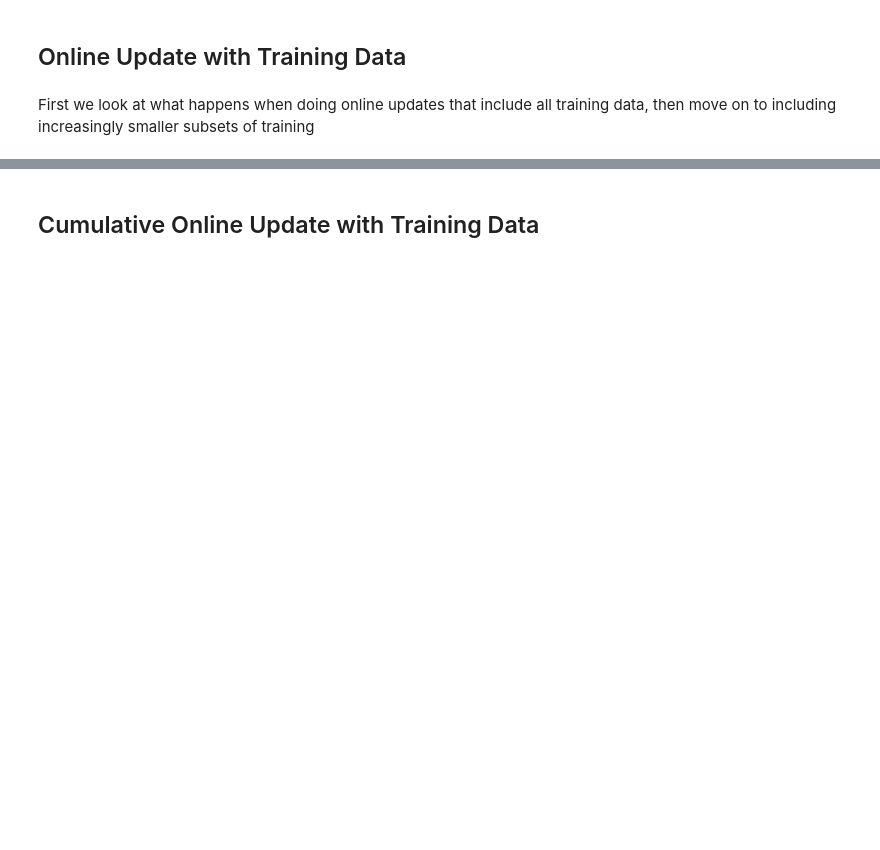
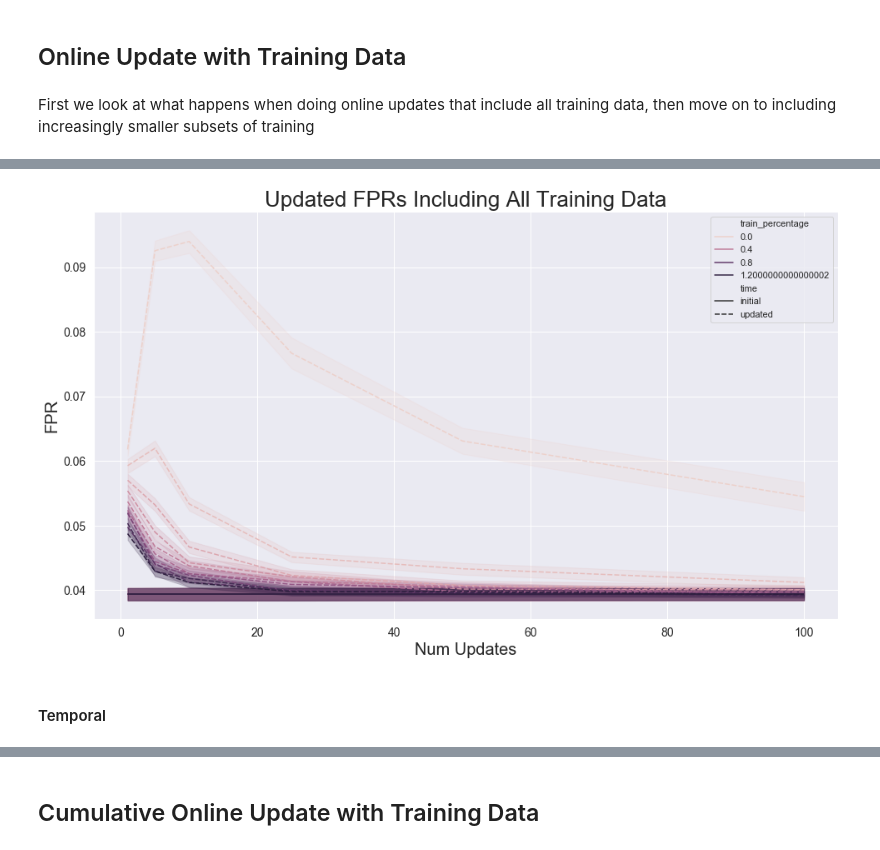
Before and after one commit to georgeadam/feedback_loops, a Jupyter notebook: history_effect.ipynb, the cells around one changed output, grey strips where cells are left out. Saved outputs shown, nothing was run; the diff lists cells and outputs as text; code cells hidden in the pictures; blank space fills up the shorter version.

```diff
--- a/history_effect.ipynb
+++ b/history_effect.ipynb
@@ -28,7 +28,7 @@ from utils import eval_model, perturb_labels_fp, update_model_feedback_with_trai
 
 %matplotlib inline
 # %%
-def train_update_loop(n_train, n_update, n_test, update_fn, num_updates, train_percentages, seeds):
+def train_update_loop(n_train, n_update, n_test, update_fn, num_updates, train_percentages, seeds, data_fn):
     seeds = np.arange(seeds)
     initial_results = {update: {train_percentage: {"fpr": [], "tpr": [], "fnr": [], "tnr": []} for train_percentage in train_percentages} for update in num_updates}
     updated_results = {update: {train_percentage: {"fpr": [], "tpr": [], "fnr": [], "tnr": []} for train_percentage in train_percentages} for update in num_updates}
@@ -37,9 +37,7 @@ def train_update_loop(n_train, n_update, n_test, update_fn, num_updates, train_p
         print(seed)
         np.random.seed(seed)
 
-        x, y = make_classification(n_train + n_update + n_test, n_informative=2, n_features=2, n_classes=2, n_clusters_per_class=2 ,n_redundant=0, flip_y=0, class_sep=1.0)
-        x_train, x_test, y_train, y_test = train_test_split(x, y, test_size=n_update + n_test)
-        x_update, x_test, y_update, y_test = train_test_split(x_test, y_test, test_size=n_test)
+        x_train, y_train, x_update, y_update, x_test, y_test = data_fn(n_train, n_update, n_test)
 
         model = linear_model.SGDClassifier(max_iter=10000, tol=1e-3, warm_start=True, loss="log")
         model.fit(x_train, y_train)
@@ -51,7 +49,7 @@ def train_update_loop(n_train, n_update, n_test, update_fn, num_updates, train_p
             for train_percentage in train_percentages:
                 x_train_sub, _, y_train_sub, __ = train_test_split(x_train, y_train, test_size=1-train_percentage)
 
-                new_model = update_fn(model, x_train_sub, y_train_sub, x_update, y_update, update)
+                new_model, rates = update_fn(model, x_train_sub, y_train_sub, x_update, y_update, x_test, y_test, update, intermediate=False)
                 y_pred = new_model.predict(x_test)
                 updated_tnr, updated_fpr, updated_fnr, updated_tpr = eval_model(y_test, y_pred)
 
@@ -149,0 +309,2 @@ initial_results, updated_results = train_update_loop(n_train, n_update, n_test,
+# %%
+initial_results, updated_results = train_update_loop(n_train, n_update, n_test, update_model_feedback_with_training, num_updates, train_percentages, seeds, data_fn)
@@ -150,2 +329,16 @@ initial_results, updated_results = train_update_loop(n_train, n_update, n_test,
 # %%
 data = results_to_dataframe(initial_results, updated_results, num_updates, train_percentages)
+# %%
+fig = plt.figure(figsize=(16, 9))
+ax = fig.add_subplot(111)
+sns.lineplot(x="updates", y="rate", style="time", hue="train_percentage", data=data.loc[data["type"] == "fpr"], legend="full", ax=ax)
+ax.set_xlabel("Num Updates", size=20)
+ax.set_ylabel("FPR", size=20)
+ax.set_title("Updated FPRs Including All Training Data", size=26)
+ax.tick_params(axis='both', which='major', labelsize=14)
+ax.tick_params(axis='both', which='minor', labelsize=14)
+fig.savefig("figures/history_effect/updated_fpr_non_cumulative.png", dpi=300)
+# %% [output]
+[figure, added]
+# %% [markdown]
+#### Temporal
```
Also changed, not shown: parts of 36 cells of this notebook, 2 other files.
